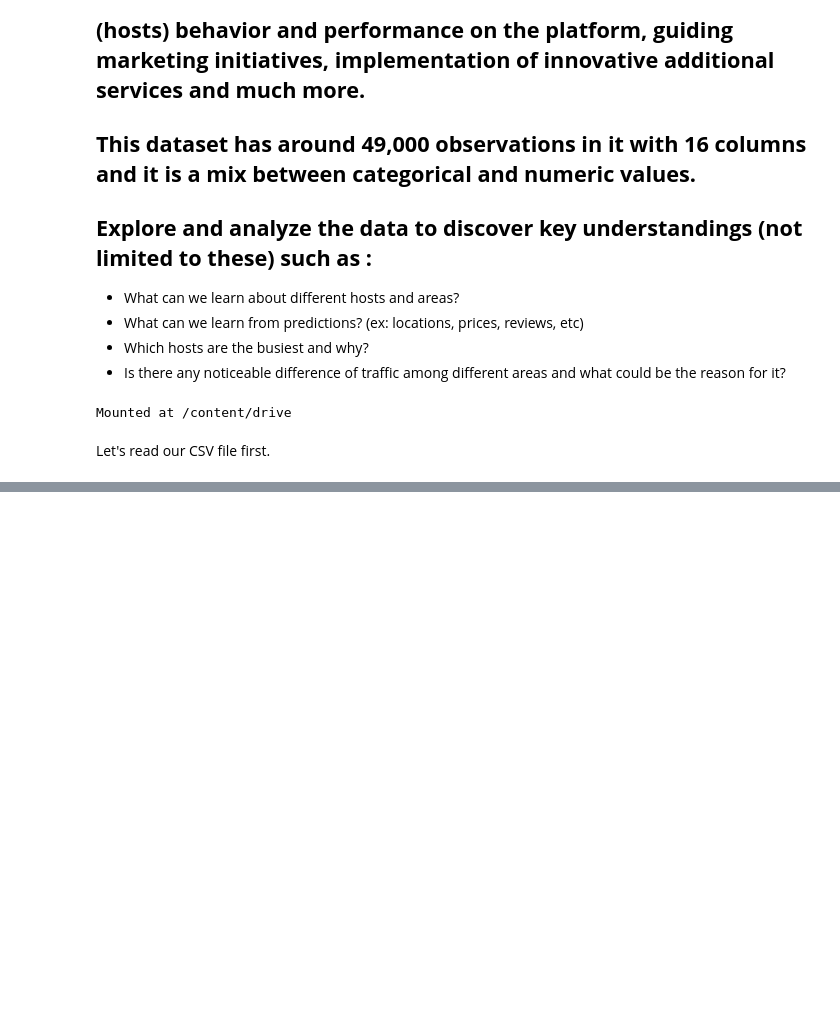
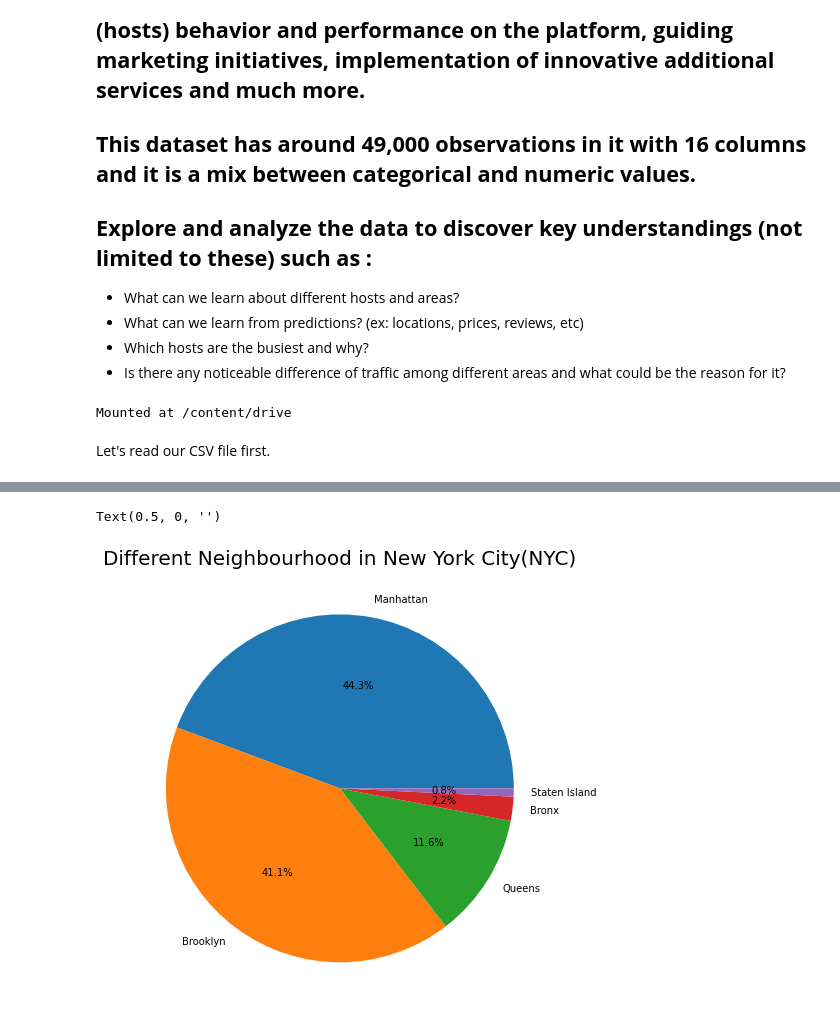
Before and after one commit to shubhamjangid510/EDA-Capstone-Airbnb-Analysis, a Jupyter notebook: Airbnb_Bookings_Analysis_Capstone_Project.ipynb, the cells around one changed output, grey strips where cells are left out. Drawn from its saved outputs; the diff is of its cells as text; code cells hidden in the pictures; blank space fills up the shorter version.

```diff
--- a/Airbnb_Bookings_Analysis_Capstone_Project.ipynb
+++ b/Airbnb_Bookings_Analysis_Capstone_Project.ipynb
@@ -29,6 +30,7 @@ Mounted at /content/drive
 # %% [markdown]
 Let's read our CSV file first.
 # %%
-file_path="/content/drive/MyDrive/Airbnb NYC 2019.csv"
+#Reading csv file and casting it into a DataFrame.
+file_path="/content/drive/MyDrive/EDA Capstone Project/Airbnb NYC 2019.csv"
 df=pd.read_csv(file_path)
 # %%
@@ -42,0 +88,10 @@ df.head()
+# %%
+#Filling the null-values with their respective data types.
+#For Object type filling with '-'(hyphen).
+
+df['name'].fillna("-",inplace=True)
+df['host_name'].fillna("-",inplace=True)
+df['last_review'].fillna("-",inplace=True)
+
+#For Numeric type filling with 0.
+df['reviews_per_month'].fillna(0,inplace=True)
@@ -114,0 +138,12 @@ memory usage: 6.0+ MB
+# %%
+plt.rcParams['figure.figsize']=(8,8)
+# %%
+neighbourhoods=df["neighbourhood_group"].value_counts()
+# %%
+neighbourhoods.plot(kind='pie',autopct='%1.1f%%')
+plt.title("Different Neighbourhood in New York City(NYC)",fontsize=20)
+plt.ylabel("")
+plt.xlabel("")
+# %% [output]
+Text(0.5, 0, '')
+[figure, added]
```
Also changed, not shown: parts of 13 cells of this notebook.
